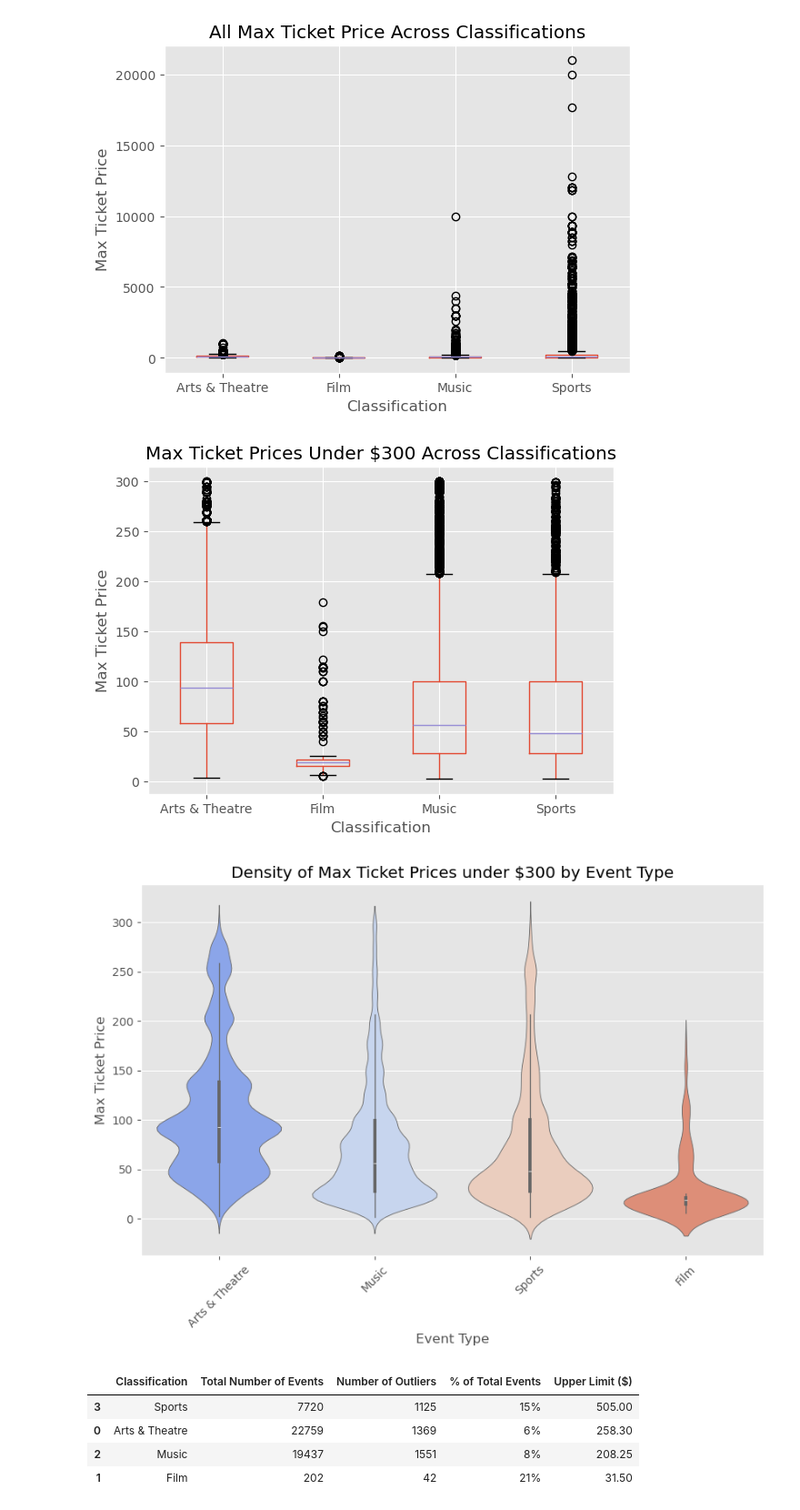
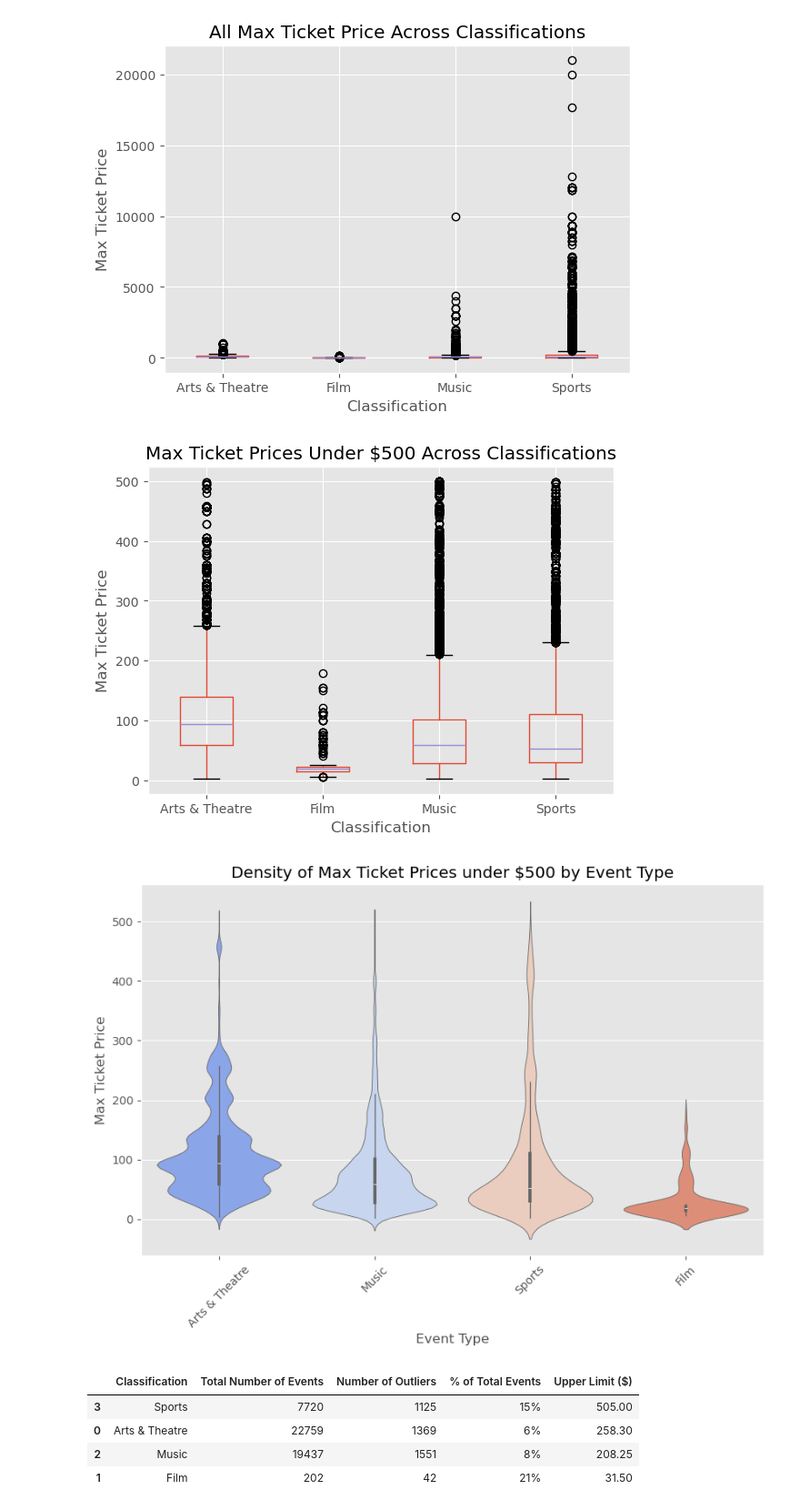
Before and after one commit to dq93/TicketMasterAPI, a Jupyter notebook: notebooks/Vanessa-eda.ipynb, the cells around one changed output. Shown at 91% size. Saved outputs shown, nothing was run; the diff lists cells and outputs as text; code cells hidden in the pictures.

Commit message:
adding event type analysis

```diff
--- a/notebooks/Vanessa-eda.ipynb
+++ b/notebooks/Vanessa-eda.ipynb
@@ -236,25 +236,25 @@ plt.show()
 # %% [output]
 [figure]
 # %%
-ax = df[(df.Max_Price < 300) & (df.Classification != 'Miscellaneous')].boxplot(by = 'Classification');
-plt.title('Max Ticket Prices Under $300 Across Classifications')
+ax = df[(df.Max_Price < 500) & (df.Classification != 'Miscellaneous')].boxplot(by = 'Classification');
+plt.title('Max Ticket Prices Under $500 Across Classifications')
 ax.set_xlabel('Classification')
 ax.set_ylabel('Max Ticket Price')
 plt.suptitle('')
 plt.show()
 # %% [output]
-[figure, old version]
+[figure, new version]
 # %%
 # Violin Plot
 plt.figure(figsize=(10, 6))
-sns.violinplot(x='Classification', y='Max_Price', data=df[(df.Classification != 'Miscellaneous') & (df.Max_Price < 300)], palette='coolwarm')
-plt.title('Density of Max Ticket Prices under $300 by Event Type')
+sns.violinplot(x='Classification', y='Max_Price', data=df[(df.Classification != 'Miscellaneous') & (df.Max_Price < 500)], palette='coolwarm')
+plt.title('Density of Max Ticket Prices under $500 by Event Type')
 plt.xlabel('Event Type')
 plt.ylabel('Max Ticket Price')
 plt.xticks(rotation=45)
 plt.show()
 # %% [output]
-[figure, old version]
+[figure, new version]
 # %%
 # calculate upper limit of each category to understand outliers for each one and visualize them separately
 
```
Also changed, not shown: 1 other file.
